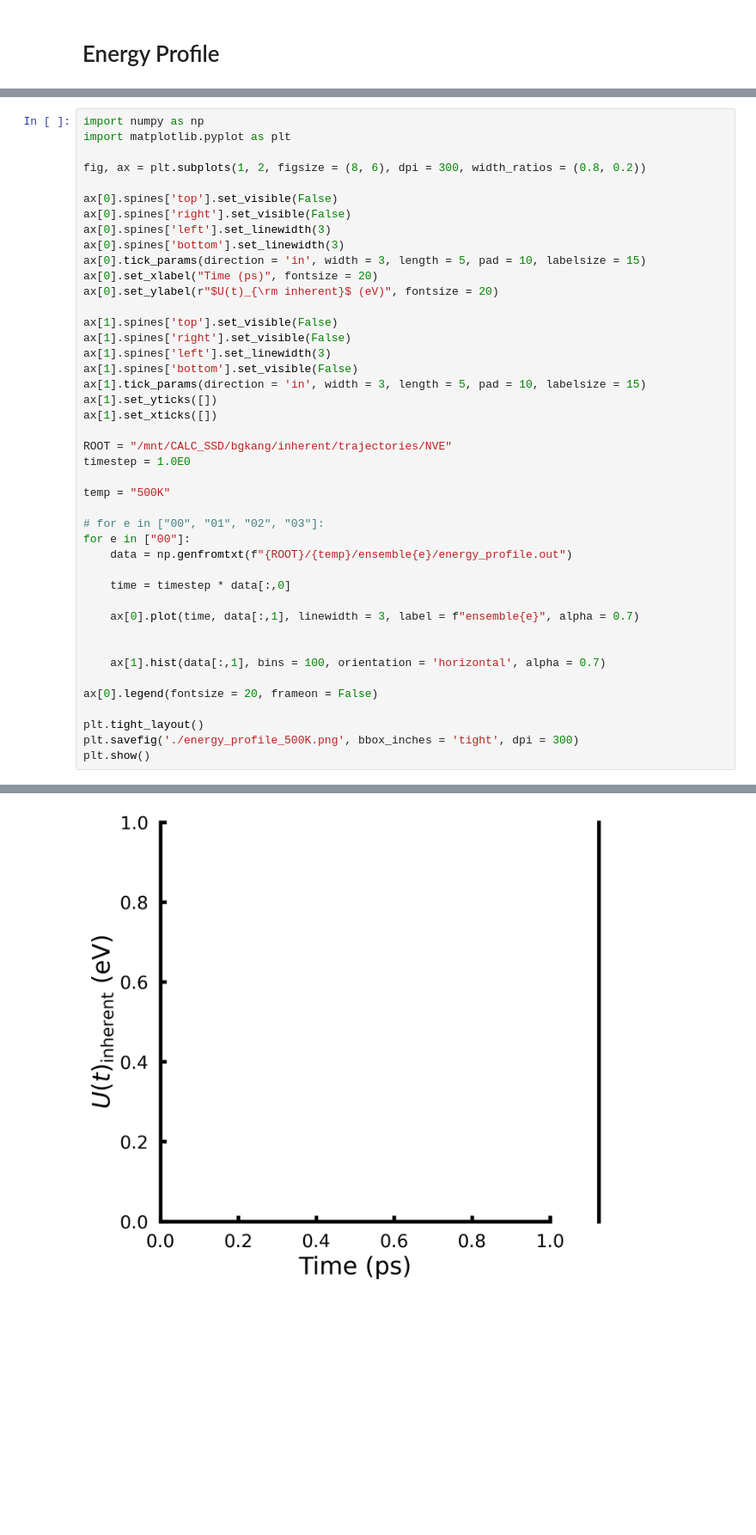
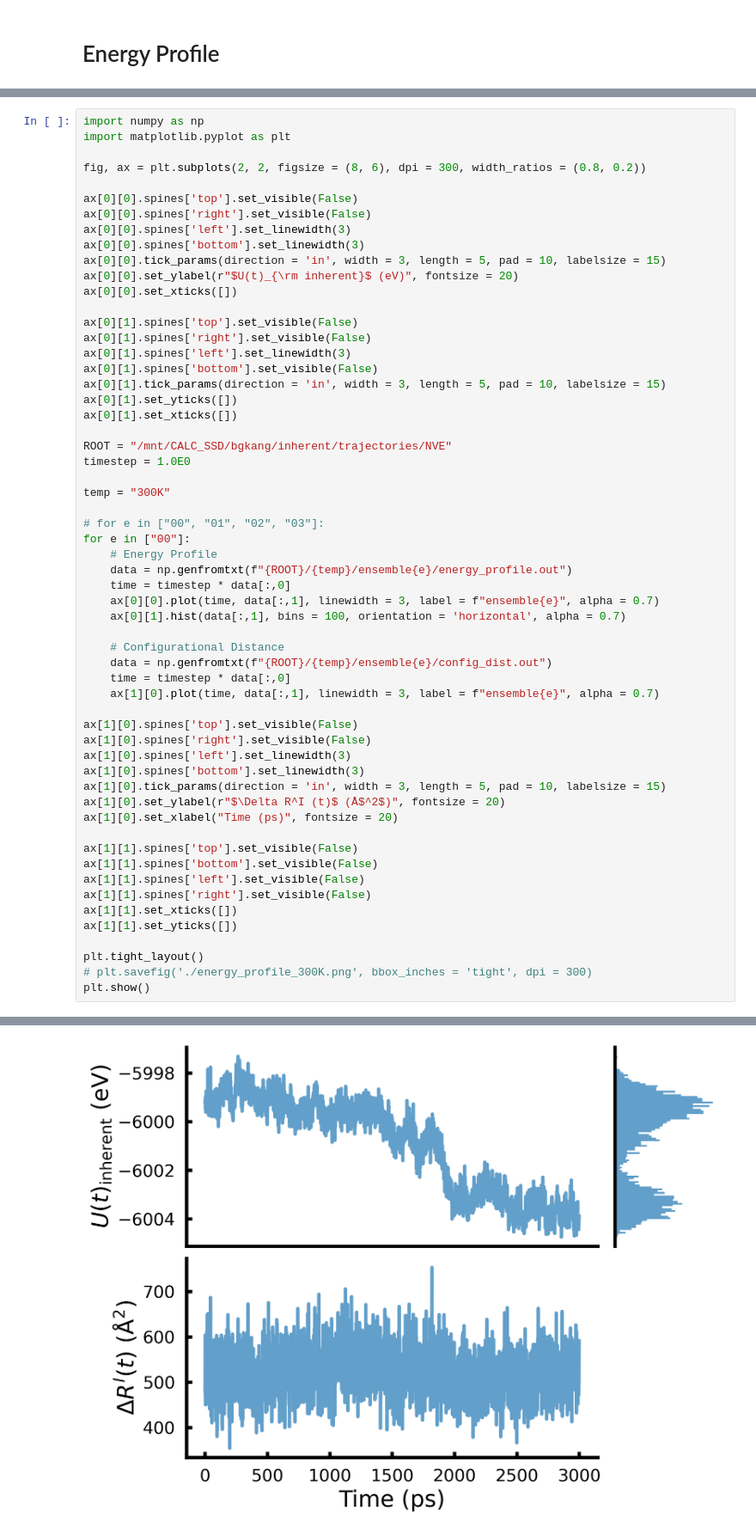
Before and after one commit to SinsuSquid/inherent, a Jupyter notebook: Analysis/analysis.ipynb, the cells around one changed output, grey strips where cells are left out. Shown at 86% size. Drawn from its saved outputs; the diff is of its cells as text; blank space fills up the shorter version.

Commit message:
Added Configurational Distance Analysis

```diff
--- a/Analysis/analysis.ipynb
+++ b/Analysis/analysis.ipynb
@@ -212,43 +254,58 @@ plt.show()
 import numpy as np
 import matplotlib.pyplot as plt
 
-fig, ax = plt.subplots(1, 2, figsize = (8, 6), dpi = 300, width_ratios = (0.8, 0.2))
+fig, ax = plt.subplots(2, 2, figsize = (8, 6), dpi = 300, width_ratios = (0.8, 0.2))
 
-ax[0].spines['top'].set_visible(False)
-ax[0].spines['right'].set_visible(False)
-ax[0].spines['left'].set_linewidth(3)
-ax[0].spines['bottom'].set_linewidth(3)
-ax[0].tick_params(direction = 'in', width = 3, length = 5, pad = 10, labelsize = 15)
-ax[0].set_xlabel("Time (ps)", fontsize = 20)
-ax[0].set_ylabel(r"$U(t)_{\rm inherent}$ (eV)", fontsize = 20)
+ax[0][0].spines['top'].set_visible(False)
+ax[0][0].spines['right'].set_visible(False)
+ax[0][0].spines['left'].set_linewidth(3)
+ax[0][0].spines['bottom'].set_linewidth(3)
+ax[0][0].tick_params(direction = 'in', width = 3, length = 5, pad = 10, labelsize = 15)
+ax[0][0].set_ylabel(r"$U(t)_{\rm inherent}$ (eV)", fontsize = 20)
+ax[0][0].set_xticks([])
 
-ax[1].spines['top'].set_visible(False)
-ax[1].spines['right'].set_visible(False)
-ax[1].spines['left'].set_linewidth(3)
-ax[1].spines['bottom'].set_visible(False)
-ax[1].tick_params(direction = 'in', width = 3, length = 5, pad = 10, labelsize = 15)
-ax[1].set_yticks([])
-ax[1].set_xticks([])
+ax[0][1].spines['top'].set_visible(False)
+ax[0][1].spines['right'].set_visible(False)
+ax[0][1].spines['left'].set_linewidth(3)
+ax[0][1].spines['bottom'].set_visible(False)
+ax[0][1].tick_params(direction = 'in', width = 3, length = 5, pad = 10, labelsize = 15)
+ax[0][1].set_yticks([])
+ax[0][1].set_xticks([])
 
 ROOT = "/mnt/CALC_SSD/bgkang/inherent/trajectories/NVE"
 timestep = 1.0E0
 
-temp = "500K"
+temp = "300K"
 
 # for e in ["00", "01", "02", "03"]:
 for e in ["00"]:
+    # Energy Profile
     data = np.genfromtxt(f"{ROOT}/{temp}/ensemble{e}/energy_profile.out")
+    time = timestep * data[:,0]
+    ax[0][0].plot(time, data[:,1], linewidth = 3, label = f"ensemble{e}", alpha = 0.7)
+    ax[0][1].hist(data[:,1], bins = 100, orientation = 'horizontal', alpha = 0.7)
 
+    # Configurational Distance
+    data = np.genfromtxt(f"{ROOT}/{temp}/ensemble{e}/config_dist.out")
     time = timestep * data[:,0]
+    ax[1][0].plot(time, data[:,1], linewidth = 3, label = f"ensemble{e}", alpha = 0.7)
 
-    ax[0].plot(time, data[:,1], linewidth = 3, label = f"ensemble{e}", alpha = 0.7)
+ax[1][0].spines['top'].set_visible(False)
+ax[1][0].spines['right'].set_visible(False)
+ax[1][0].spines['left'].set_linewidth(3)
+ax[1][0].spines['bottom'].set_linewidth(3)
+ax[1][0].tick_params(direction = 'in', width = 3, length = 5, pad = 10, labelsize = 15)
+ax[1][0].set_ylabel(r"$\Delta R^I (t)$ (Å$^2$)", fontsize = 20)
+ax[1][0].set_xlabel("Time (ps)", fontsize = 20)
 
-
-    ax[1].hist(data[:,1], bins = 100, orientation = 'horizontal', alpha = 0.7)
-
-ax[0].legend(fontsize = 20, frameon = False)
+ax[1][1].spines['top'].set_visible(False)
+ax[1][1].spines['bottom'].set_visible(False)
+ax[1][1].spines['left'].set_visible(False)
+ax[1][1].spines['right'].set_visible(False)
+ax[1][1].set_xticks([])
+ax[1][1].set_yticks([])
 
 plt.tight_layout()
-plt.savefig('./energy_profile_500K.png', bbox_inches = 'tight', dpi = 300)
+# plt.savefig('./energy_profile_300K.png', bbox_inches = 'tight', dpi = 300)
 plt.show()
 # %% [output]
@@ -256 +312 @@ FileNotFoundError: /mnt/CALC_SSD/bgkang/inherent/trajectories/NVE/500K/ensemble0
-[figure, old version]
+[figure, new version]
```
Also changed, not shown: parts of 5 cells of this notebook, 3 other files.
